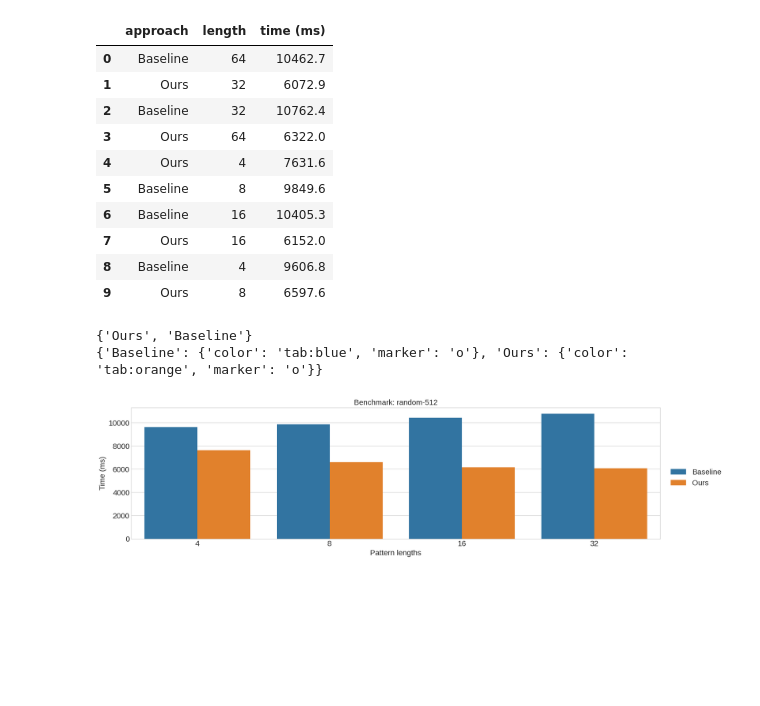
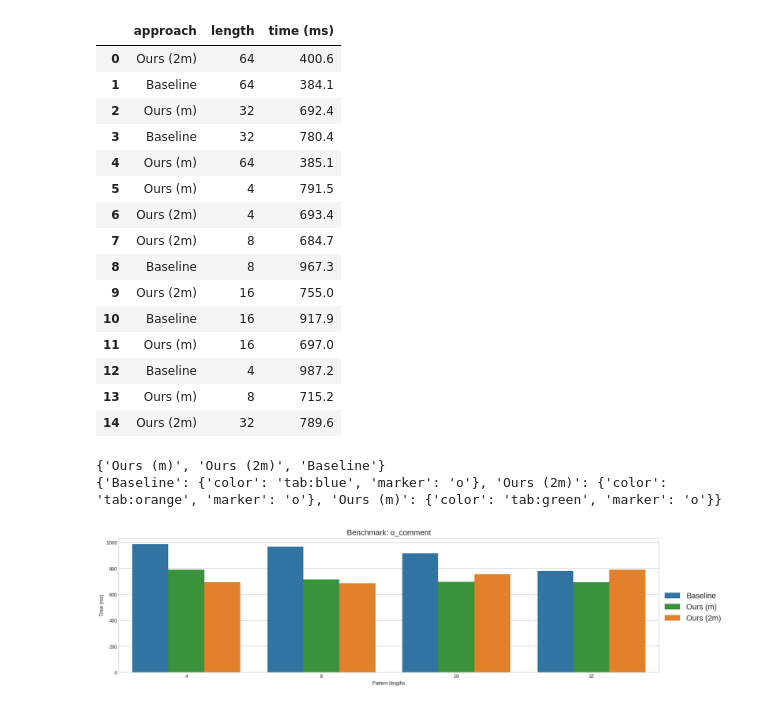
Before and after one commit to stoianmihail/faster-like, a Jupyter notebook: plot.ipynb, the cells around one changed output. Saved outputs shown, nothing was run; the diff lists cells and outputs as text; code cells hidden in the pictures; blank space fills up the shorter version.

```diff
--- a/plot.ipynb
+++ b/plot.ipynb
@@ -5,8 +5,8 @@ import matplotlib.pyplot as plt
 plt.style.use('seaborn-whitegrid')
 import pandas as pd
 # %%
-directory = 'experiments-random512_01:13:03_2022-11-07'
-TYPE = directory.split('_')[0].split('-')[1]
+directory = 'experiments-o_comment-12:47:03-2022-11-07'
+TYPE = directory.split('-')[1]
 
 if TYPE == 'random512':
     TYPE = 'random-512'
@@ -53,7 +53,9 @@ def transform(approach):
     if approach == "standard":
         return "Baseline"
     elif approach == "faster":
-        return "Ours"
+        return "Ours (m)"
+    elif approach == "double":
+        return "Ours (2m)"
     print(approach)
     assert 0
 
@@ -103,16 +105,21 @@ data.rename(columns = {'time' : 'time (ms)'}, inplace = True)
 data
 # %% [output]
 |  | approach | length | time (ms) |
-| 0 | Baseline | 64 | 10462.7 |
-| 1 | Ours | 32 | 6072.9 |
-| 2 | Baseline | 32 | 10762.4 |
-| 3 | Ours | 64 | 6322.0 |
-| 4 | Ours | 4 | 7631.6 |
-| 5 | Baseline | 8 | 9849.6 |
-| 6 | Baseline | 16 | 10405.3 |
-| 7 | Ours | 16 | 6152.0 |
-| 8 | Baseline | 4 | 9606.8 |
-| 9 | Ours | 8 | 6597.6 |
+| 0 | Ours (2m) | 64 | 400.6 |
+| 1 | Baseline | 64 | 384.1 |
+| 2 | Ours (m) | 32 | 692.4 |
+| 3 | Baseline | 32 | 780.4 |
+| 4 | Ours (m) | 64 | 385.1 |
+| 5 | Ours (m) | 4 | 791.5 |
+| 6 | Ours (2m) | 4 | 693.4 |
+| 7 | Ours (2m) | 8 | 684.7 |
+| 8 | Baseline | 8 | 967.3 |
+| 9 | Ours (2m) | 16 | 755.0 |
+| 10 | Baseline | 16 | 917.9 |
+| 11 | Ours (m) | 16 | 697.0 |
+| 12 | Baseline | 4 | 987.2 |
+| 13 | Ours (m) | 8 | 715.2 |
+| 14 | Ours (2m) | 32 | 789.6 |
 # %%
 markers = ["o", "o", "o", "s", "s", "s", "P", "P", "P", "<", "<", "<"]
 colors = ["tab:blue", "tab:orange", "tab:green", "tab:olive", "tab:red", "tab:purple", "tab:pink", "tab:gray", "tab:olive", "tab:cyan"]
@@ -130,13 +137,13 @@ for elem in sorted(list(all)):
     count += 1
 print(setup)
 # %% [output]
-{'Ours', 'Baseline'}
-{'Baseline': {'color': 'tab:blue', 'marker': 'o'}, 'Ours': {'color': 'tab:orange', 'marker': 'o'}}
+{'Ours (m)', 'Ours (2m)', 'Baseline'}
+{'Baseline': {'color': 'tab:blue', 'marker': 'o'}, 'Ours (2m)': {'color': 'tab:orange', 'marker': 'o'}, 'Ours (m)': {'color': 'tab:green', 'marker': 'o'}}
 # %%
 import seaborn as sns
 from matplotlib import colors
 
-result = ["Baseline", "Ours"]
+result = ["Baseline", "Ours (m)", "Ours (2m)"]
 mycolors = [setup[algo]["color"] for algo in result]
 customPalette = sns.set_palette(sns.color_palette(mycolors))
 lengths = sorted([int(x) for x in list(data["length"].unique())])
@@ -171,31 +178,31 @@ if not SINGLE_PLOT:
         for i, label in enumerate(labels):
             if not (label in legDict):
                 legDict[label] = handles[i]
 else:
     # import matplotlib as mpl
     # import matplotlib as mpl
     # mpl.rcParams['text.usetex'] = True
     axs.set_title(label=f'Benchmark: {TYPE}', size=16)
     axs.set(xlabel=f'Pattern lengths', ylabel="Time (ms)")
     handles, labels = axs.get_legend_handles_labels()
     # print(labels)
     axs.get_legend().set_visible(False)
     for index, label in enumerate(labels):
         if not (label in legDict):
             legDict[label] = handles[index]
 
 plt.rcParams['axes.labelsize'] = 16
 plt.rc('xtick', labelsize=16)
 plt.rc('ytick', labelsize=16)
 labels = list(legDict.keys())
 handles = list(legDict.values())
 
 # Add smal spacing around legend box
 fig.legend(handles=handles, labels=labels, loc="center right", borderaxespad=0.5, fontsize=16)
 if TYPE == 'o_comment':
     plt.subplots_adjust(right=0.9)
 else:
     plt.subplots_adjust(right=0.9)
 plt.savefig(f'figures/plot-{TYPE}.png', dpi=300)
 # %% [output]
-[figure, old version]
+[figure, new version]
```
Also changed, not shown: 3 other files.
